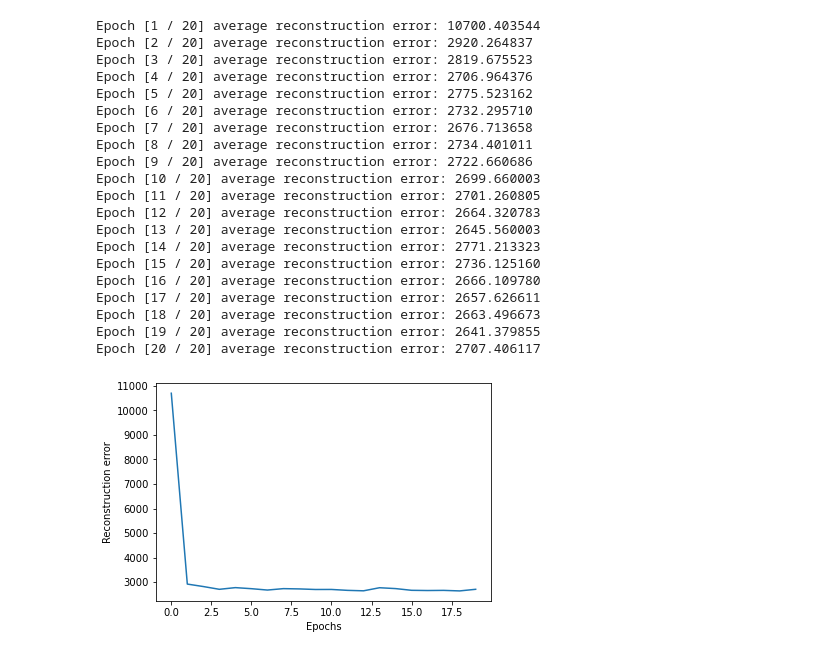
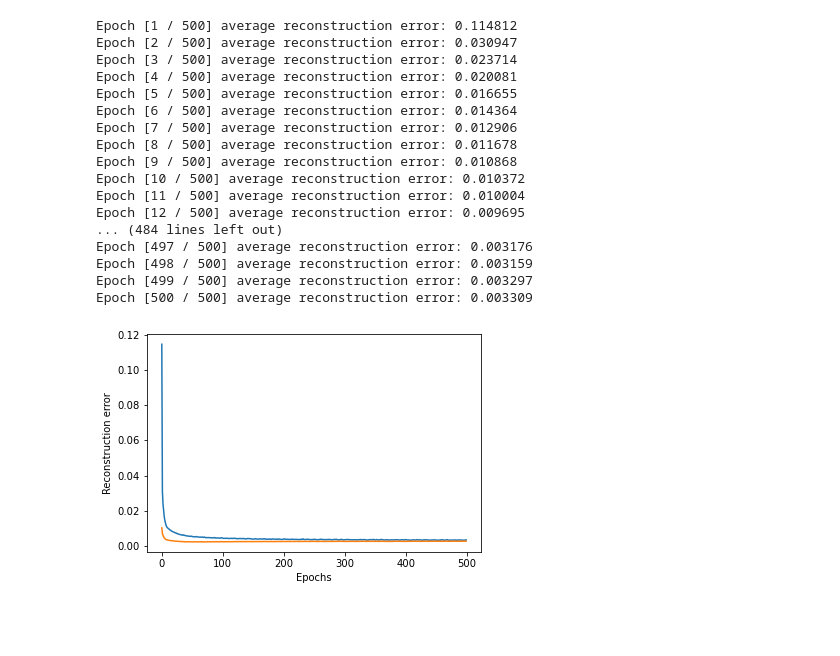
Before and after one commit to vostolaza/Autoencoder, a Jupyter notebook: Autoencoder.ipynb, the cells around one changed output. Cells and saved outputs as stored; diff of their text form; code cells hidden in the pictures; blank space fills up the shorter version.

```diff
--- a/Autoencoder.ipynb
+++ b/Autoencoder.ipynb
@@ -32 +42,4 @@ train_loader = torch.utils.data.DataLoader(t_data, batch_size=20, shuffle=True)
+# %%
+train_loader = get_data('dataset/train')
+val_loader = get_data('dataset/val')
 # %%
@@ -139,9 +196,12 @@ device = torch.device('cuda:0' if torch.cuda.is_available() else 'cpu')
 # %%
 def train(model, train_loader, Epochs, loss_fn):
     train_loss_avg = []
+    val_loss_avg = []
     for epoch in range(Epochs):
       train_loss_avg.append(0)
+      val_loss_avg.append(0)
       num_batches = 0
+      val_batches = 0
 
       for low_res, high_res in train_loader:
           low_res = low_res.float().to(device)
@@ -149,7 +209,7 @@ def train(model, train_loader, Epochs, loss_fn):
 
           img_recon = model(low_res)
           # print(img_recon.shape)
-          loss = loss_fn(img_recon, high_res)
+          loss = loss_fn(img_recon, low_res)
 
           optimizer.zero_grad()
           loss.backward()
@@ -158,44 +218,54 @@ def train(model, train_loader, Epochs, loss_fn):
           train_loss_avg[-1] += loss.item()
           num_batches += 1
 
+      for low_res, high_res in val_loader:
+          low_res = low_res.float().to(device)
+          high_res = high_res.float().to(device)
+
+          img_recon = model(low_res)
+          # print(img_recon.shape)
+          loss = loss_fn(img_recon, high_res)
+
+          val_loss_avg[-1] += loss.item()
+          val_batches += 1
+
       train_loss_avg[-1] /= num_batches
+      val_loss_avg[-1] /= num_batches
       print('Epoch [%d / %d] average reconstruction error: %f' % (epoch+1, Epochs, train_loss_avg[-1]))
-    return train_loss_avg
+    return train_loss_avg, val_loss_avg
 # %%
 
-learning_rate = 0.1
+learning_rate = 0.001
 autoencoder = Autoncoder()
 autoencoder.to(device)
 loss = nn.MSELoss()
 optimizer = torch.optim.Adam(params=autoencoder.parameters(), lr=learning_rate, weight_decay=1e-5)
 # autoencoder.train()
-loss_values = train(autoencoder, train_loader,20, loss)
+loss_values, val_loss = train(autoencoder, train_loader,500, loss)
 # %% [output]
-Epoch [1 / 20] average reconstruction error: 10700.403544
-Epoch [2 / 20] average reconstruction error: 2920.264837
-Epoch [3 / 20] average reconstruction error: 2819.675523
-Epoch [4 / 20] average reconstruction error: 2706.964376
-Epoch [5 / 20] average reconstruction error: 2775.523162
-Epoch [6 / 20] average reconstruction error: 2732.295710
-Epoch [7 / 20] average reconstruction error: 2676.713658
-Epoch [8 / 20] average reconstruction error: 2734.401011
-Epoch [9 / 20] average reconstruction error: 2722.660686
-Epoch [10 / 20] average reconstruction error: 2699.660003
-Epoch [11 / 20] average reconstruction error: 2701.260805
-Epoch [12 / 20] average reconstruction error: 2664.320783
-Epoch [13 / 20] average reconstruction error: 2645.560003
-Epoch [14 / 20] average reconstruction error: 2771.213323
-Epoch [15 / 20] average reconstruction error: 2736.125160
-Epoch [16 / 20] average reconstruction error: 2666.109780
-Epoch [17 / 20] average reconstruction error: 2657.626611
-Epoch [18 / 20] average reconstruction error: 2663.496673
-Epoch [19 / 20] average reconstruction error: 2641.379855
-Epoch [20 / 20] average reconstruction error: 2707.406117
+Epoch [1 / 500] average reconstruction error: 0.114812
+Epoch [2 / 500] average reconstruction error: 0.030947
+Epoch [3 / 500] average reconstruction error: 0.023714
+Epoch [4 / 500] average reconstruction error: 0.020081
+Epoch [5 / 500] average reconstruction error: 0.016655
+Epoch [6 / 500] average reconstruction error: 0.014364
+Epoch [7 / 500] average reconstruction error: 0.012906
+Epoch [8 / 500] average reconstruction error: 0.011678
+Epoch [9 / 500] average reconstruction error: 0.010868
+Epoch [10 / 500] average reconstruction error: 0.010372
+Epoch [11 / 500] average reconstruction error: 0.010004
+Epoch [12 / 500] average reconstruction error: 0.009695
+... (484 lines left out)
+Epoch [497 / 500] average reconstruction error: 0.003176
+Epoch [498 / 500] average reconstruction error: 0.003159
+Epoch [499 / 500] average reconstruction error: 0.003297
+Epoch [500 / 500] average reconstruction error: 0.003309
 # %%
 fig = plt.figure()
 plt.plot(loss_values)
+plt.plot(val_loss)
 plt.xlabel('Epochs')
 plt.ylabel('Reconstruction error')
 plt.show()
 # %% [output]
-[figure, old version]
+[figure, new version]
```
Also changed, not shown: parts of 12 cells of this notebook.
